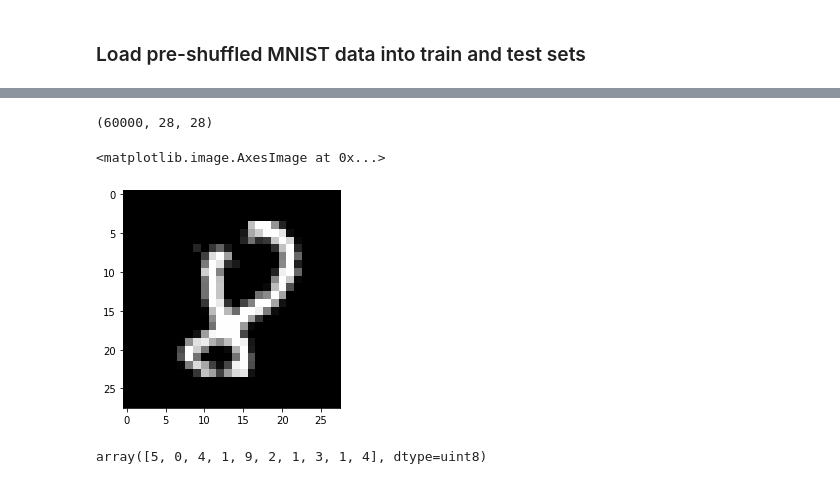
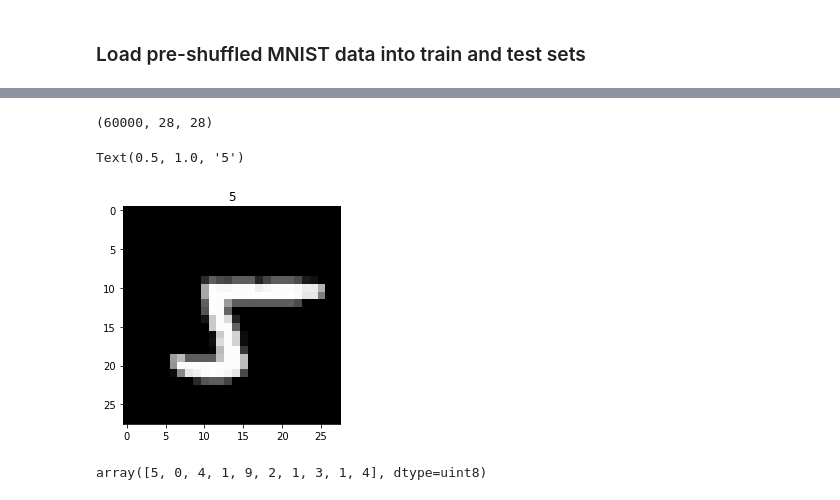
Before and after one commit to vamsigp/EIP-4, a Jupyter notebook: wk-2/Ninth_DNN.ipynb, the cells around one changed output, grey strips where cells are left out. Saved outputs shown, nothing was run; the diff lists cells and outputs as text; code cells hidden in the pictures.

```diff
--- a/wk-2/Ninth_DNN.ipynb
+++ b/wk-2/Ninth_DNN.ipynb
@@ -36,12 +45,13 @@ random_image_id = np.random.randint(low=0, high=len(X_train), dtype='int64')
 # %%
 print (X_train.shape)
 from matplotlib import pyplot as plt
 %matplotlib inline
 plt.imshow(X_train[random_image_id], cmap='gray')
+plt.title(y_train[random_image_id])
 # %% [output]
 (60000, 28, 28)
-<matplotlib.image.AxesImage at 0x...>
+Text(0.5, 1.0, '5')
-[figure, old version]
+[figure, new version]
 # %%
 X_train = X_train.reshape(X_train.shape[0], 28, 28,1)
 X_test = X_test.reshape(X_test.shape[0], 28, 28,1)
```
Also changed, not shown: parts of 13 cells of this notebook.
